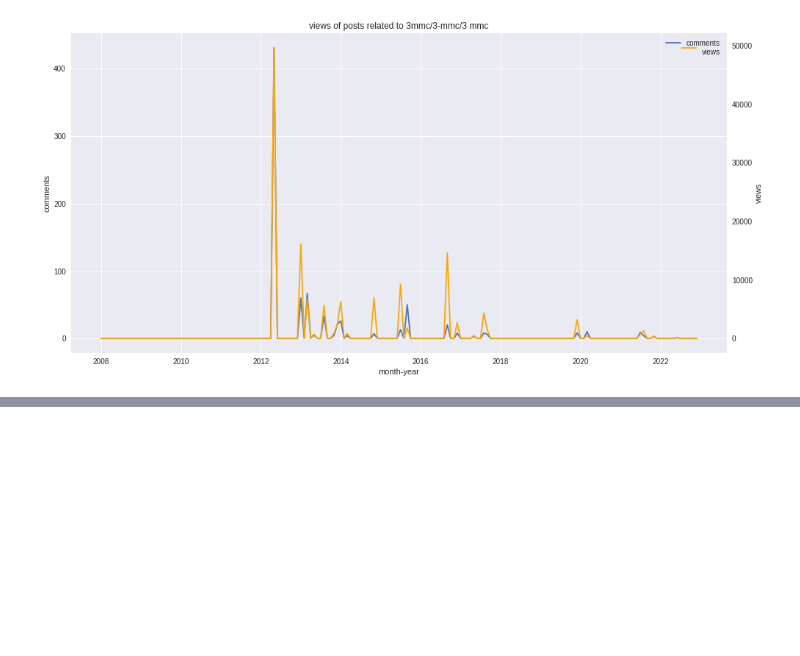
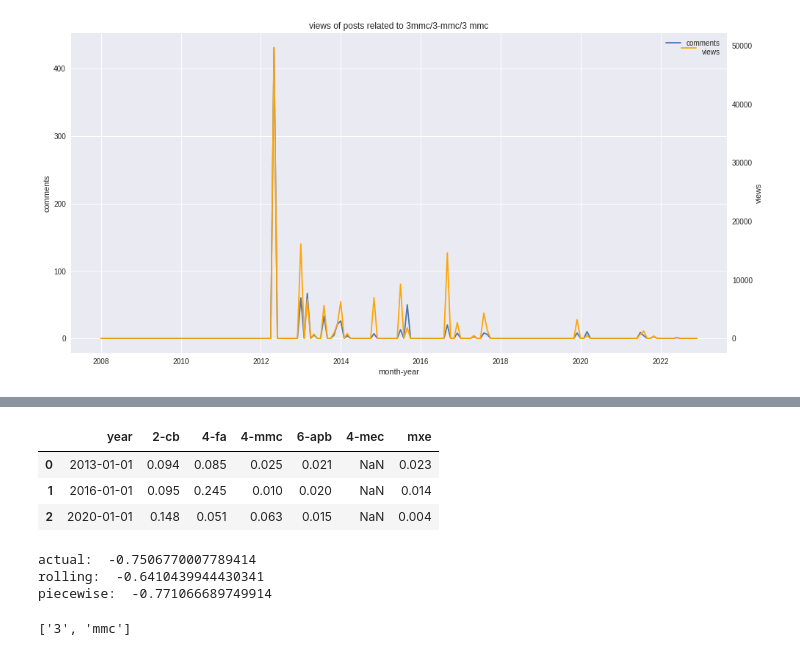
Before and after one commit to k-wal/modus-operandi, a Jupyter notebook: code/analysis/drugsforum .ipynb, the cells around one changed output, grey strips where cells are left out. Cells and saved outputs as stored; diff of their text form; code cells hidden in the pictures; blank space fills up the shorter version.

```diff
--- a/code/analysis/drugsforum .ipynb
+++ b/code/analysis/drugsforum .ipynb
@@ -210,0 +480,14 @@ Name: content, Length: 557, dtype: object
+# %%
+trimbos_data
+# %% [output]
+|  | year | 2-cb | 4-fa | 4-mmc | 6-apb | 4-mec | mxe |
+| 0 | 2013-01-01 | 0.094 | 0.085 | 0.025 | 0.021 | NaN | 0.023 |
+| 1 | 2016-01-01 | 0.095 | 0.245 | 0.010 | 0.020 | NaN | 0.014 |
+| 2 | 2020-01-01 | 0.148 | 0.051 | 0.063 | 0.015 | NaN | 0.004 |
+# %%
+trimbos_data = get_trimbos_survey_data()
+get_trimbos_forum_correlation(trimbos_data, '6-apb', metric='views', forum='nl')
+# %% [output]
+actual:  -0.7506770007789414
+rolling:  -0.6410439944430341
+piecewise:  -0.771066689749914
@@ -210,0 +513,5 @@ Name: content, Length: 557, dtype: object
+# %%
+drug = '3mmc'
+get_drug_variations(drug)
+# %% [output]
+['3', 'mmc']
```
Also changed, not shown: parts of 29 cells of this notebook, 28 other files.
